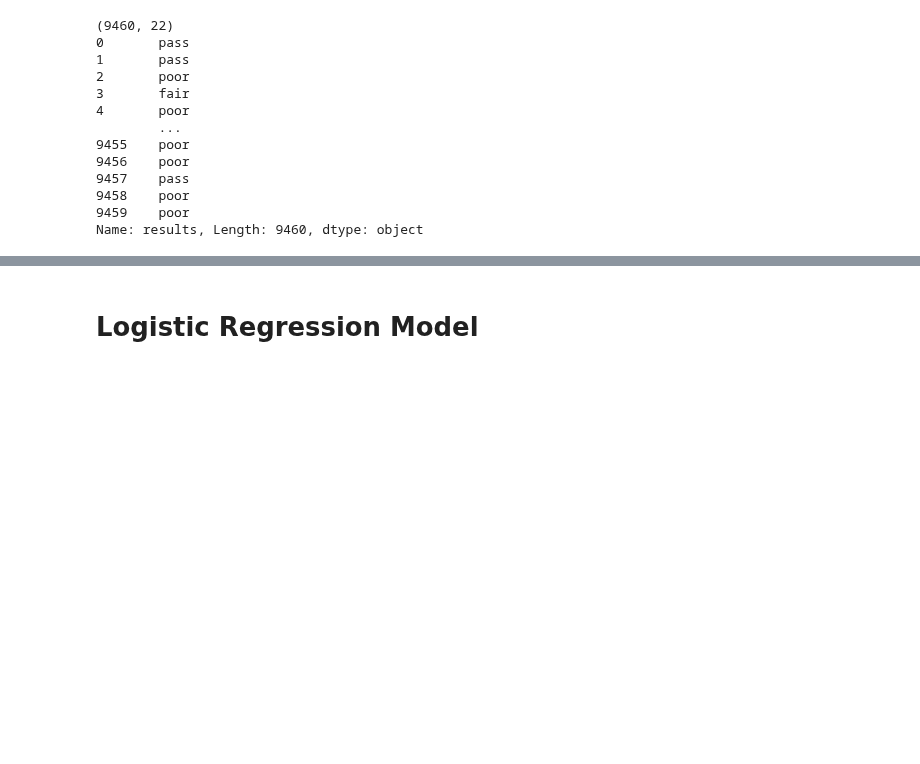
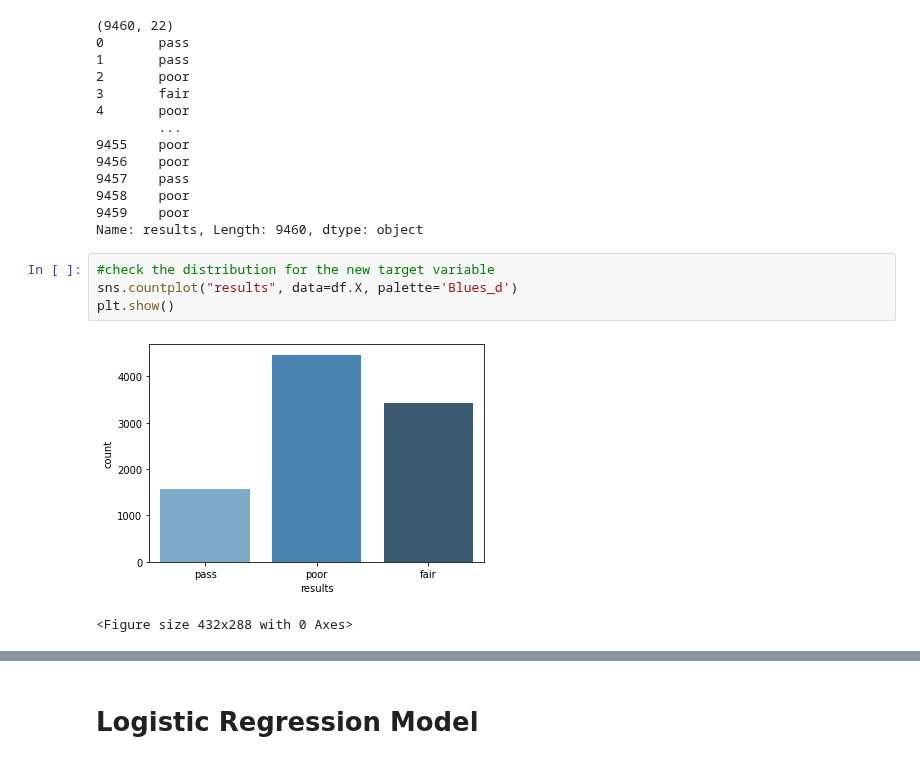
Before and after one commit to Oscar-Gil-Data/ADS-599B, a Jupyter notebook: Code Library Folder/Modeling(LA).ipynb, the cells around one changed output, grey strips where cells are left out. Saved outputs shown, nothing was run; the diff lists cells and outputs as text; blank space fills up the shorter version.

```diff
--- a/Code Library Folder/Modeling(LA).ipynb
+++ b/Code Library Folder/Modeling(LA).ipynb
@@ -75,3 +81,10 @@ print(df.X.results)
 9458    poor
 9459    poor
 Name: results, Length: 9460, dtype: object
+# %%
+#check the distribution for the new target variable
+sns.countplot("results", data=df.X, palette='Blues_d')
+plt.show()
+# %% [output]
+[figure, added]
+<Figure size 432x288 with 0 Axes>
```
Also changed, not shown: parts of 10 cells of this notebook, 2 other files.
